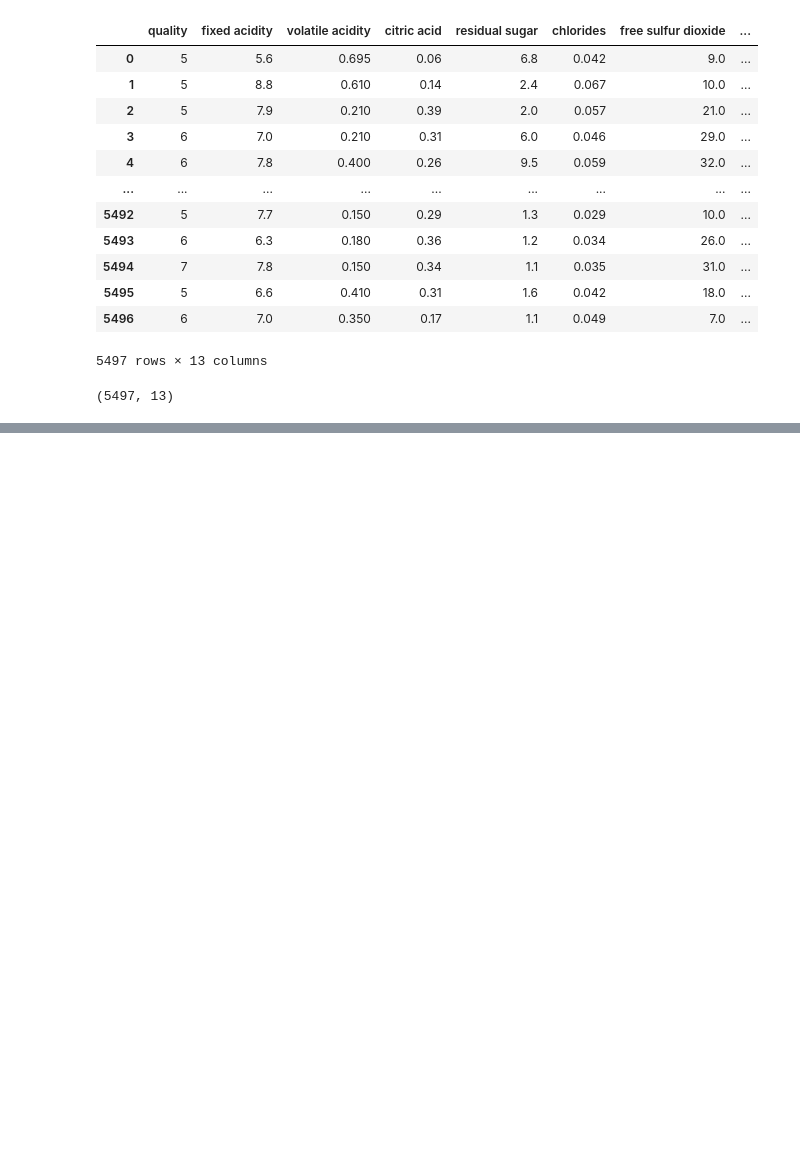
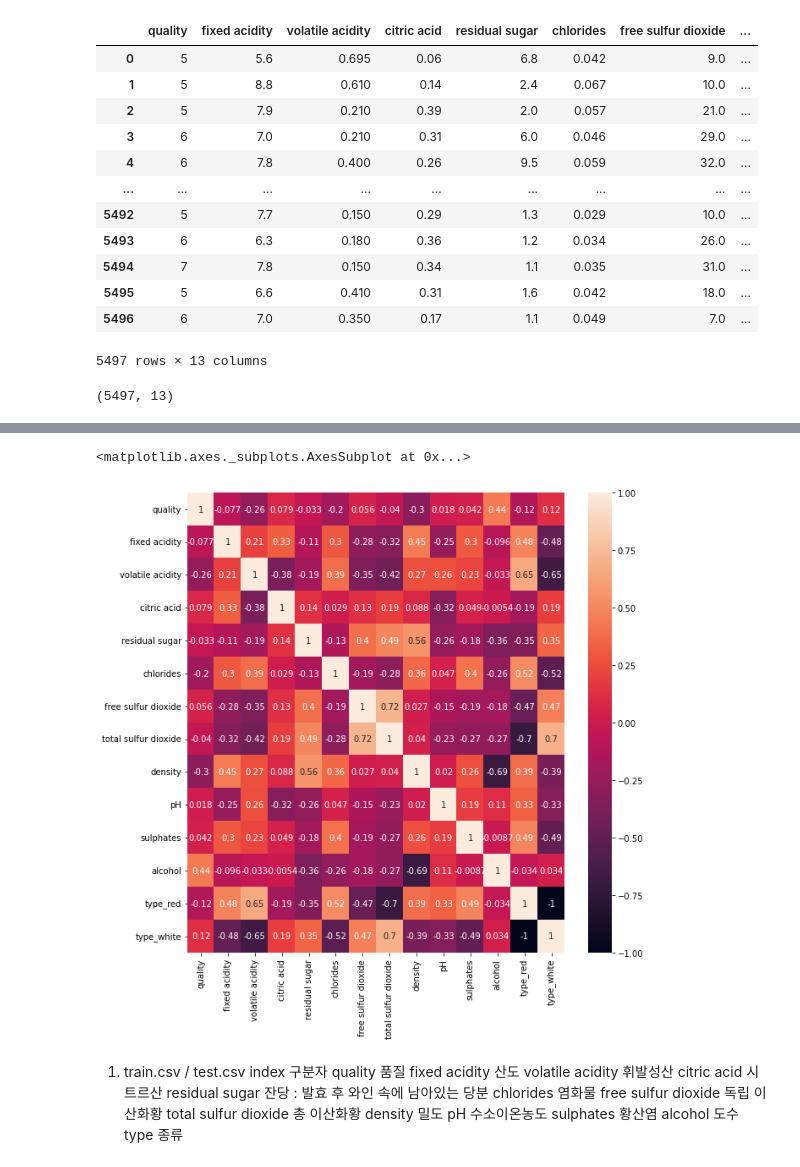
Before and after one commit to abel030/study, a Jupyter notebook: 와인_공모전_공부.ipynb, the cells around one changed output, grey strips where cells are left out. Cells and saved outputs as stored; diff of their text form; code cells hidden in the pictures; blank space fills up the shorter version.

```diff
--- a/와인_공모전_공부.ipynb
+++ b/와인_공모전_공부.ipynb
@@ -81,0 +96,3 @@ SyntaxError: ignored
+# %%
+realtrain = pd.get_dummies(realtrain) # 원핫 인코더
+realtrain
@@ -81,0 +135,24 @@ SyntaxError: ignored
+# %%
+plt.figure(figsize=(10,10))
+sns.heatmap(data=realtrain.corr(),annot=True)
+# 상관관계가 가운데 표시
+#음과 양의 상관관계 뭐가 더 높을지/ 음이나 양이나 높으면 상관관계가 높음. 상위 5개 골라보자
+# %% [output]
+<matplotlib.axes._subplots.AxesSubplot at 0x...>
+[figure, added]
+# %% [markdown]
+1. train.csv / test.csv
+index 구분자
+quality 품질
+fixed acidity 산도
+volatile acidity 휘발성산
+citric acid 시트르산
+residual sugar 잔당 : 발효 후 와인 속에 남아있는 당분
+chlorides 염화물
+free sulfur dioxide 독립 이산화황
+total sulfur dioxide 총 이산화황
+density 밀도
+pH 수소이온농도
+sulphates 황산염
+alcohol 도수
+type 종류
```
Also changed, not shown: parts of 5 cells of this notebook.
